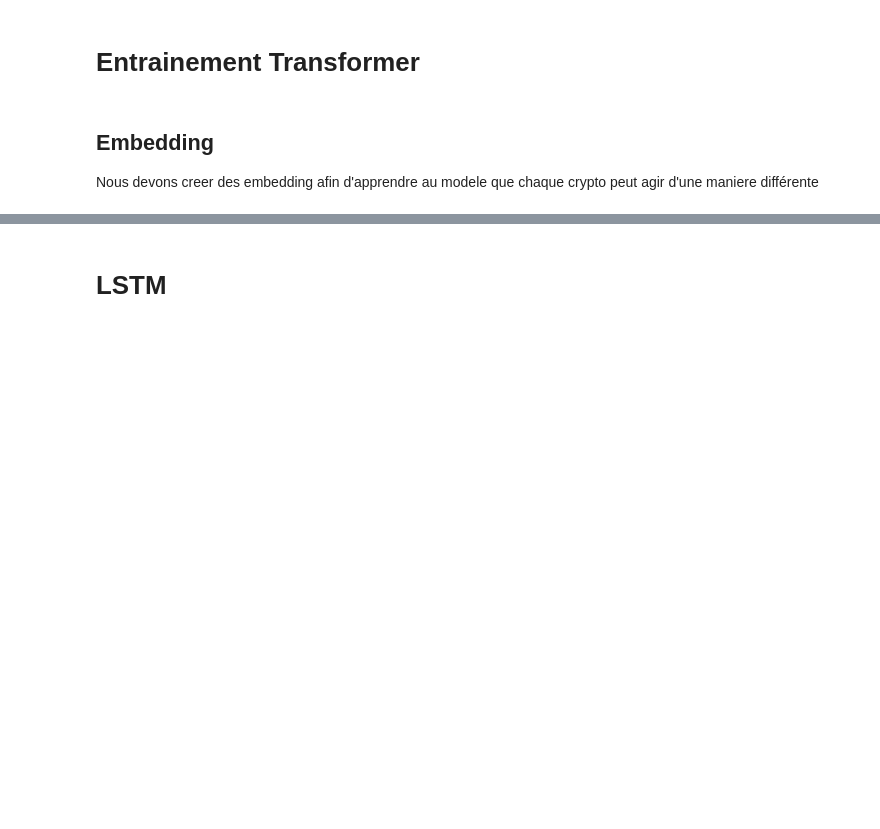
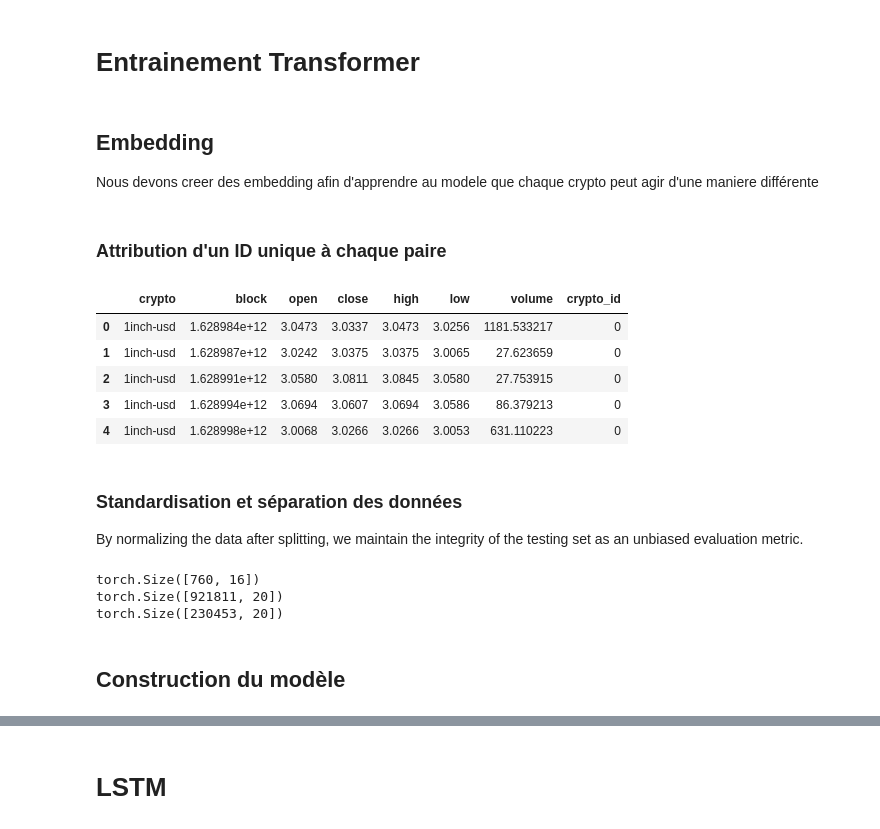
Before and after one commit to palichleo/predict-crypto, a Jupyter notebook: all-steps.ipynb, the cells around one changed output, grey strips where cells are left out. Drawn from its saved outputs; the diff is of its cells as text; code cells hidden in the pictures; blank space fills up the shorter version.

```diff
--- a/all-steps.ipynb
+++ b/all-steps.ipynb
@@ -43,8 +45,17 @@ print(sum(block_counts < hours)) #1 mois c'est 43 200
 ## Embedding
 
 Nous devons creer des embedding afin d'apprendre au modele que chaque crypto peut agir d'une maniere différente
+# %% [markdown]
+### Attribution d'un ID unique à chaque paire
 # %%
 crypto_mapping = {crypto: idx for idx, crypto in enumerate(df['crypto'].unique())}
 
 df['crypto_id'] = df['crypto'].map(crypto_mapping)
-df
+df.head()
+# %% [output]
+|  | crypto | block | open | close | high | low | volume | crypto_id |
+| 0 | 1inch-usd | 1.628984e+12 | 3.0473 | 3.0337 | 3.0473 | 3.0256 | 1181.533217 | 0 |
+| 1 | 1inch-usd | 1.628987e+12 | 3.0242 | 3.0375 | 3.0375 | 3.0065 | 27.623659 | 0 |
+| 2 | 1inch-usd | 1.628991e+12 | 3.0580 | 3.0811 | 3.0845 | 3.0580 | 27.753915 | 0 |
+| 3 | 1inch-usd | 1.628994e+12 | 3.0694 | 3.0607 | 3.0694 | 3.0586 | 86.379213 | 0 |
+| 4 | 1inch-usd | 1.628998e+12 | 3.0068 | 3.0266 | 3.0266 | 3.0053 | 631.110223 | 0 |
@@ -58,0 +62,51 @@ else:
+# %% [markdown]
+### Standardisation et séparation des données
+
+By normalizing the data after splitting, we maintain the integrity of the testing set as an unbiased evaluation metric.
+# %%
+scaler_training = RobustScaler()
+scaler_test = RobustScaler() #permet de ne pas s'adapter en amont aux données de test
+
+indices = df.index.values
+train_indices, test_indices = train_test_split(indices, test_size=0.2, random_state=42, shuffle=False)
+
+# Sélectionner les ensembles d'entraînement et de test à partir des indices
+X_train = df.loc[train_indices, ['open', 'high', 'low', 'volume']].values
+X_test = df.loc[test_indices, ['open', 'high', 'low', 'volume']].values
+
+y_train = df.loc[train_indices, 'close'].values
+y_test = df.loc[test_indices, 'close'].values
+
+X_train_scaled, y_train_scaled = scaler_training.fit_transform(X_train), scaler_test.fit_transform(y_train.reshape(-1, 1))
+X_test_scaled,y_test_scaled = scaler_training.transform(X_test), scaler_test.transform(y_test.reshape(-1, 1))
+
+#tensor
+X_train_tensor = torch.tensor(X_train_scaled, dtype=torch.float32).to(device)
+X_test_tensor = torch.tensor(X_test_scaled, dtype=torch.float32).to(device)
+y_train_tensor = torch.tensor(y_train_scaled, dtype=torch.float32).to(device)
+y_test_tensor = torch.tensor(y_test_scaled, dtype=torch.float32).to(device)
+
+# Création de la couche d'embedding
+crypto_embedding = nn.Embedding(num_embeddings=len(crypto_mapping), embedding_dim=16).to(device)
+
+# Identifiants des cryptos
+crypto_ids_train = torch.tensor(df.loc[train_indices, 'crypto_id'].values, dtype=torch.long).to(device)
+crypto_ids_test = torch.tensor(df.loc[test_indices, 'crypto_id'].values, dtype=torch.long).to(device)
+
+# Association des embeddings aux ID's
+embedded_cryptos_train = crypto_embedding(crypto_ids_train)
+embedded_cryptos_test = crypto_embedding(crypto_ids_test)
+
+# Concaténer les données normalisées avec les embeddings
+X_train_final = torch.cat([X_train_tensor, embedded_cryptos_train], dim=1)
+X_test_final = torch.cat([X_test_tensor, embedded_cryptos_test], dim=1)
+
+print(crypto_embedding.weight.shape)
+print(X_train_final.size())
+print(X_test_final.size())
+# %% [output]
+torch.Size([760, 16])
+torch.Size([921811, 20])
+torch.Size([230453, 20])
+# %% [markdown]
+## Construction du modèle
```
Also changed, not shown: parts of 17 cells of this notebook.
